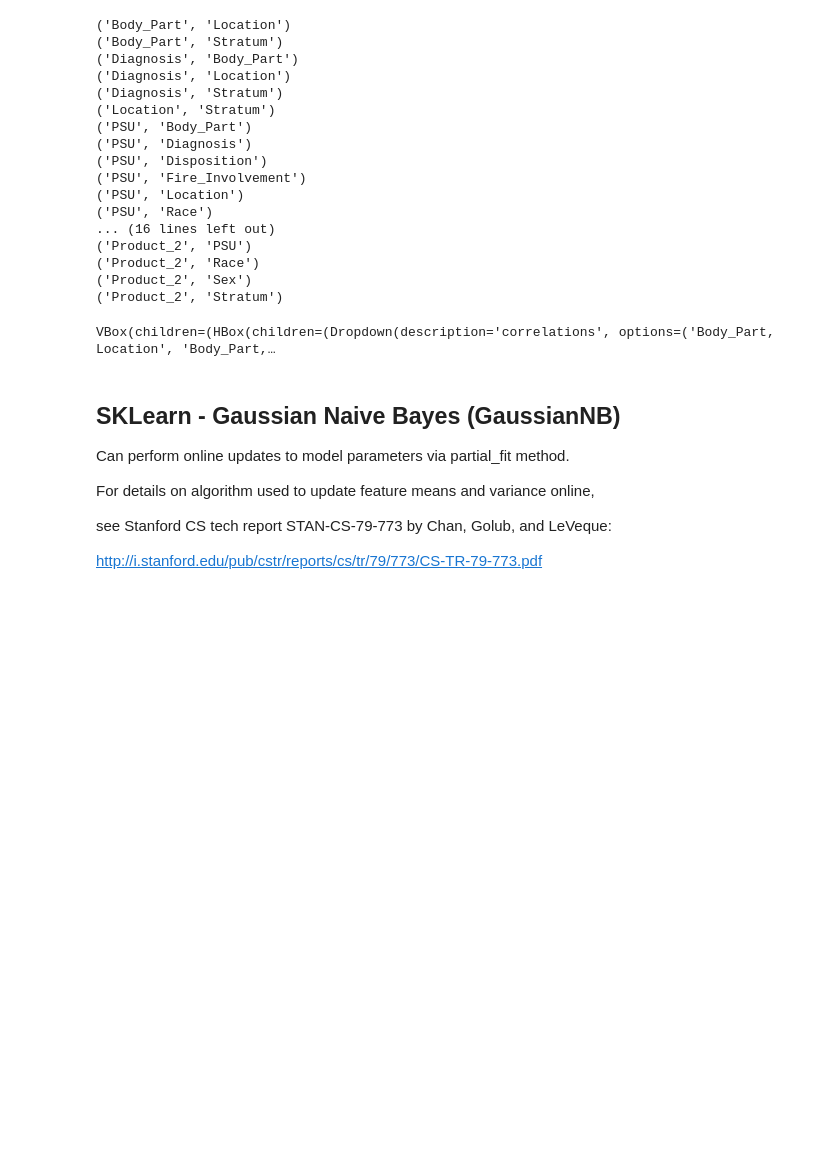
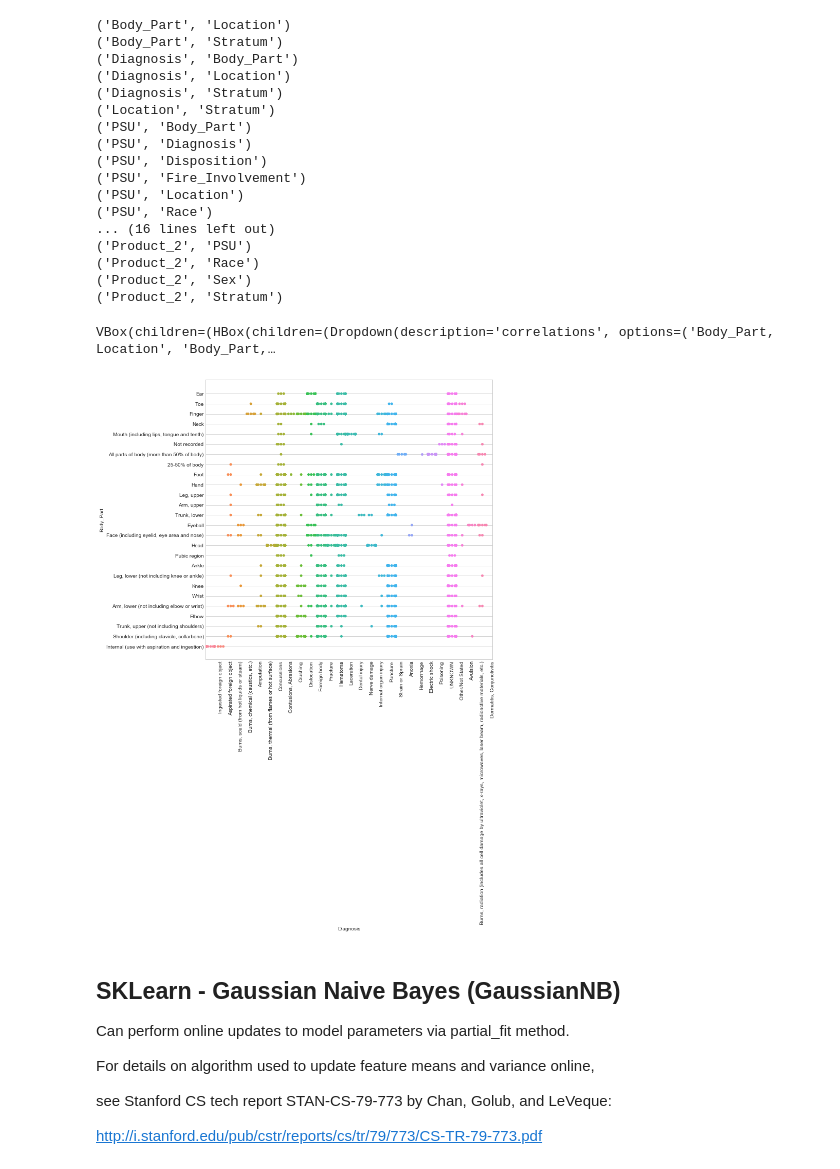
Before and after one commit to mrcorbett/MET_CS677_DataScienceWithPython, a Jupyter notebook: Project/bicycle_crashes_neiss_v10.ipynb, the cells around one changed output. Drawn from its saved outputs; the diff is of its cells as text; code cells hidden in the pictures; blank space fills up the shorter version.

```diff
--- a/Project/bicycle_crashes_neiss_v10.ipynb
+++ b/Project/bicycle_crashes_neiss_v10.ipynb
@@ -104,0 +131,4 @@ dfNeiss.shape
+# %%
+codeIdTranslator = CodeIdTranslatorDataFrame(dfCategorical, categories)
+codeIdTranslator.transformColumns()
+codeIdTranslator
@@ -249,10 +263,9 @@ def getHighCorrelations(df, dfCategoricalCorrMatrix, minValue):
     high_correlations.sort()
     return high_correlations
 
-if True == Includes.PythonCorr:
-    high_correlations = getHighCorrelations(dfCategorical, dfCategoricalCorrMatrix, 0.95)
-    for n in high_correlations:
-        print(n)
+high_correlations = getHighCorrelations(dfCategorical, dfCategoricalCorrMatrix, 0.95)
+for n in high_correlations:
+    print(n)
 # %% [output]
 ('Body_Part', 'Location')
 ('Body_Part', 'Stratum')
@@ -273,45 +286,45 @@ if True == Includes.PythonCorr:
 ('Product_2', 'Stratum')
 # %%
 
-if True == Includes.PythonCorr:
-    button = widgets.Button(description="Click Me!")
-    output = widgets.Output()
+button = widgets.Button(description="Click Me!")
+output = widgets.Output()
 
-    #print(high_correlations.values)
-    select = high_correlations[0]
-    #print(select)
-    lCorrelations = ['{}, {}'.format(y, x) for y, x in high_correlations]
-    correlationDropDownSel = widgets.Dropdown(
-        options=lCorrelations,
-        value=lCorrelations[0],
-        description='correlations',
-        disabled=False,
-    )
+#print(high_correlations.values)
+select = high_correlations[0]
+#print(select)
+lCorrelations = ['{}, {}'.format(y, x) for y, x in high_correlations]
+correlationDropDownSel = widgets.Dropdown(
+    options=lCorrelations,
+    value=lCorrelations[0],
+    description='correlations',
+    disabled=False,
+)
 
-    typeDropDownSel = widgets.Dropdown(
-        options=['swarm', 'scatter'],
-        value='swarm',
-        description='plot_type',
-        disabled=False,
-    )
+typeDropDownSel = widgets.Dropdown(
+    options=['swarm', 'scatter'],
+    value='swarm',
+    description='plot_type',
+    disabled=False,
+)
 
-    wHBox = widgets.HBox([correlationDropDownSel, typeDropDownSel])
-    wVBox = widgets.VBox([wHBox, button, output])
+wHBox = widgets.HBox([correlationDropDownSel, typeDropDownSel])
+wVBox = widgets.VBox([wHBox, button, output])
 
-    display(wVBox)
+display(wVBox)
 
-    def on_button_clicked(b):
-        with output:
-            sel = correlationDropDownSel.value
-            (xSel, ySel) = [x.strip() for x in sel.split(',')]
-            print('-{}-, -{}-'.format(xSel, ySel))
+def on_button_clicked(b):
+    with output:
+        sel = correlationDropDownSel.value
+        (xSel, ySel) = [x.strip() for x in sel.split(',')]
+        print('-{}-, -{}-'.format(xSel, ySel))
 
-            correlations(codeIdTranslator, xSel, ySel, typeDropDownSel.value)
+        correlations(codeIdTranslator, xSel, ySel, typeDropDownSel.value)
 
-            #sns.pairplot(dfSel, hue=xSel)
-    button.on_click(on_button_clicked)
+        #sns.pairplot(dfSel, hue=xSel)
+button.on_click(on_button_clicked)
 # %% [output]
 VBox(children=(HBox(children=(Dropdown(description='correlations', options=('Body_Part, Location', 'Body_Part,…
+[figure, added]
 # %% [markdown]
 ## SKLearn - Gaussian Naive Bayes (GaussianNB)
 
```
Also changed, not shown: parts of 32 cells of this notebook, 2 other files.
